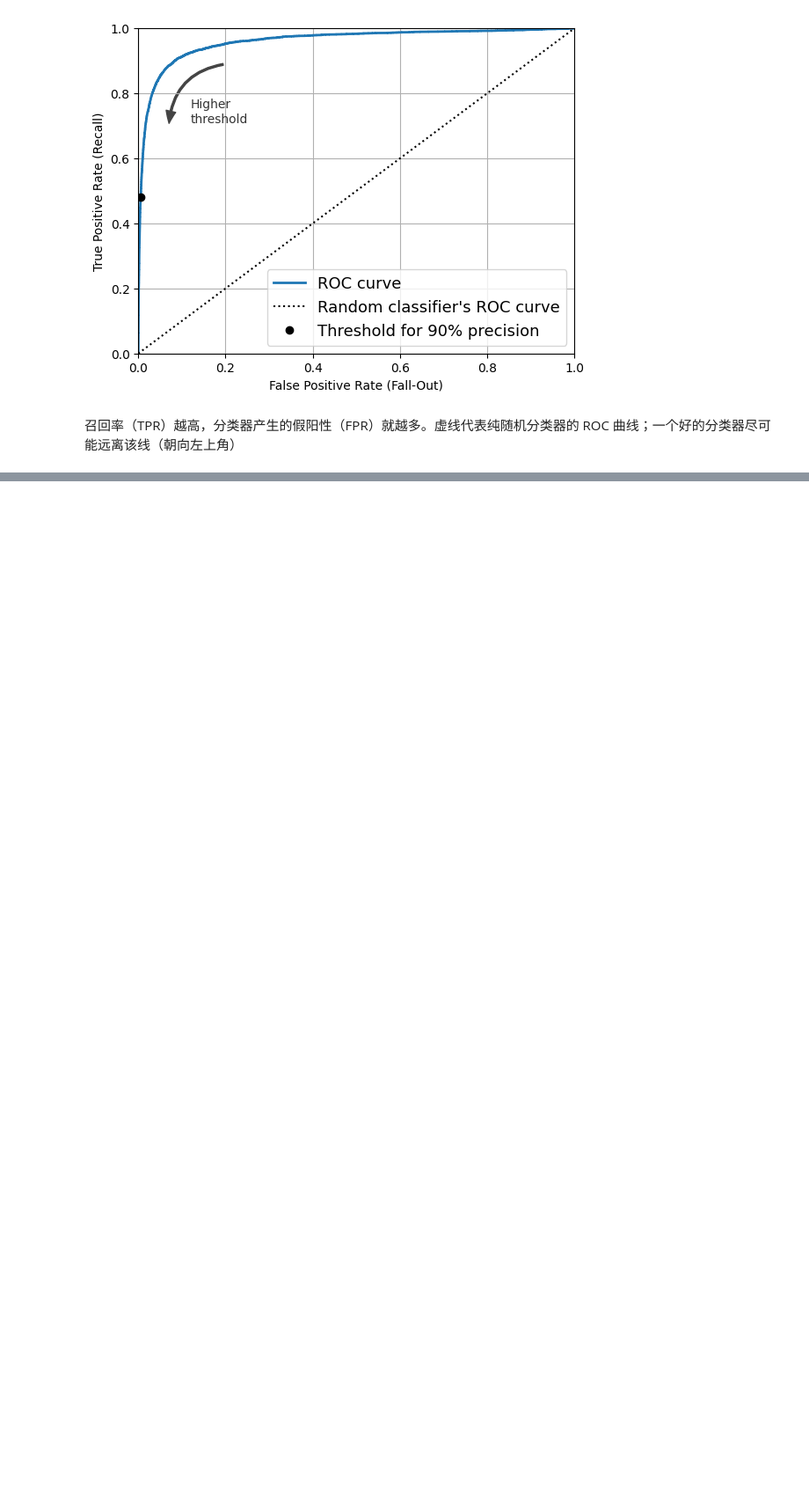
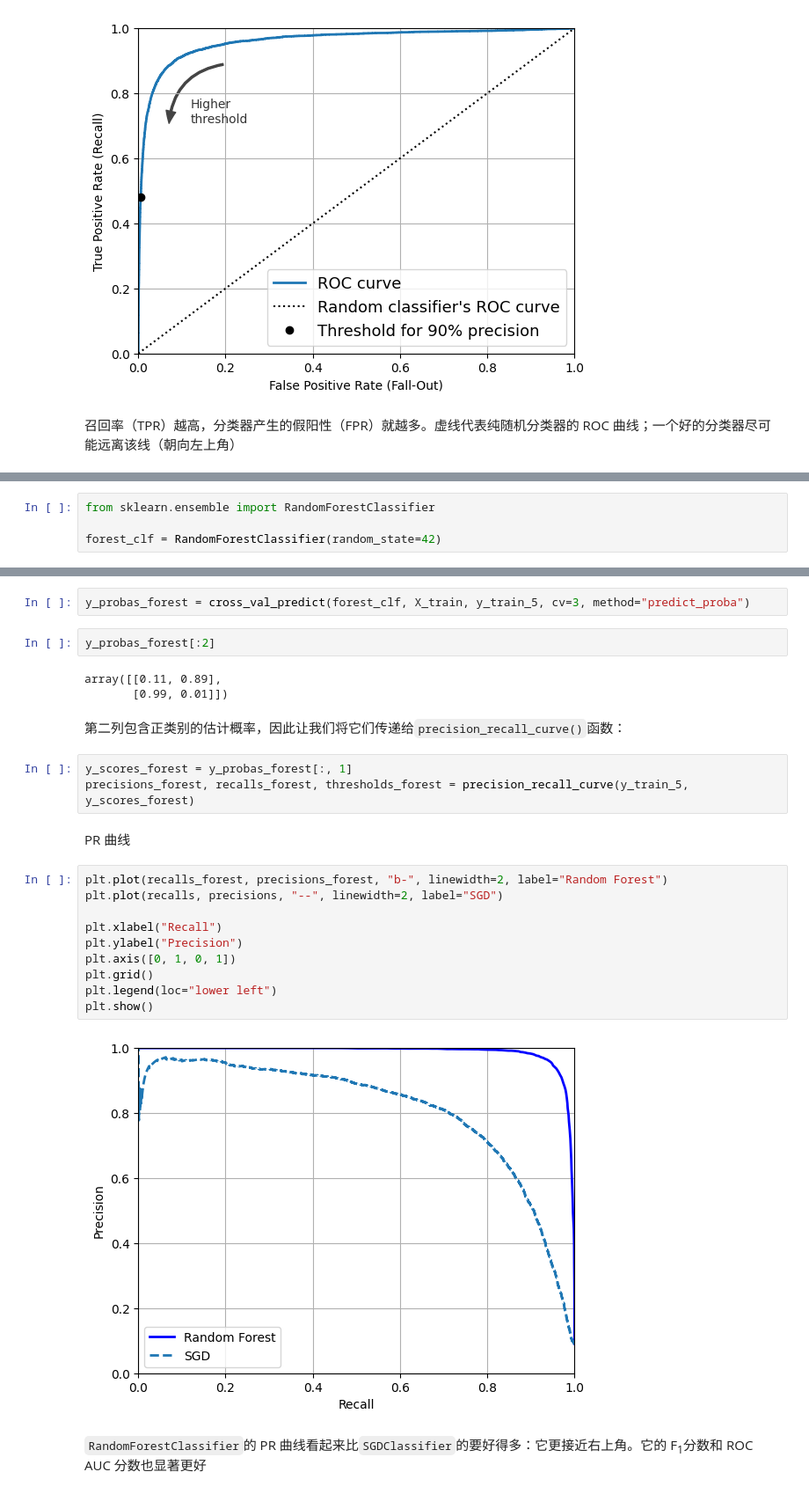
Before and after one commit to carlos19960601/mlnotes, a Jupyter notebook: hands-on-editionv3/03 Classification.ipynb, the cells around one changed output, grey strips where cells are left out. Shown: that part at 88% size. Drawn from its saved outputs; the diff is of its cells as text; blank space fills up the shorter version.

```diff
--- a/hands-on-editionv3/03 Classification.ipynb
+++ b/hands-on-editionv3/03 Classification.ipynb
@@ -308,0 +324,4 @@ plt.show()
+# %%
+from sklearn.ensemble import RandomForestClassifier
+
+forest_clf = RandomForestClassifier(random_state=42)
@@ -308,0 +330,28 @@ plt.show()
+# %%
+y_probas_forest = cross_val_predict(forest_clf, X_train, y_train_5, cv=3, method="predict_proba")
+# %%
+y_probas_forest[:2]
+# %% [output]
+array([[0.11, 0.89],
+       [0.99, 0.01]])
+# %% [markdown]
+第二列包含正类别的估计概率，因此让我们将它们传递给`precision_recall_curve()`函数：
+# %%
+y_scores_forest = y_probas_forest[:, 1]
+precisions_forest, recalls_forest, thresholds_forest = precision_recall_curve(y_train_5, y_scores_forest)
+# %% [markdown]
+PR 曲线
+# %%
+plt.plot(recalls_forest, precisions_forest, "b-", linewidth=2, label="Random Forest")
+plt.plot(recalls, precisions, "--", linewidth=2, label="SGD")
+
+plt.xlabel("Recall")
+plt.ylabel("Precision")
+plt.axis([0, 1, 0, 1])
+plt.grid()
+plt.legend(loc="lower left")
+plt.show()
+# %% [output]
+[figure, added]
+# %% [markdown]
+`RandomForestClassifier`的 PR 曲线看起来比`SGDClassifier`的要好得多：它更接近右上角。它的 F<sub>1</sub>分数和 ROC AUC 分数也显著更好
```
Also changed, not shown: parts of 66 cells of this notebook, 1 other file.
